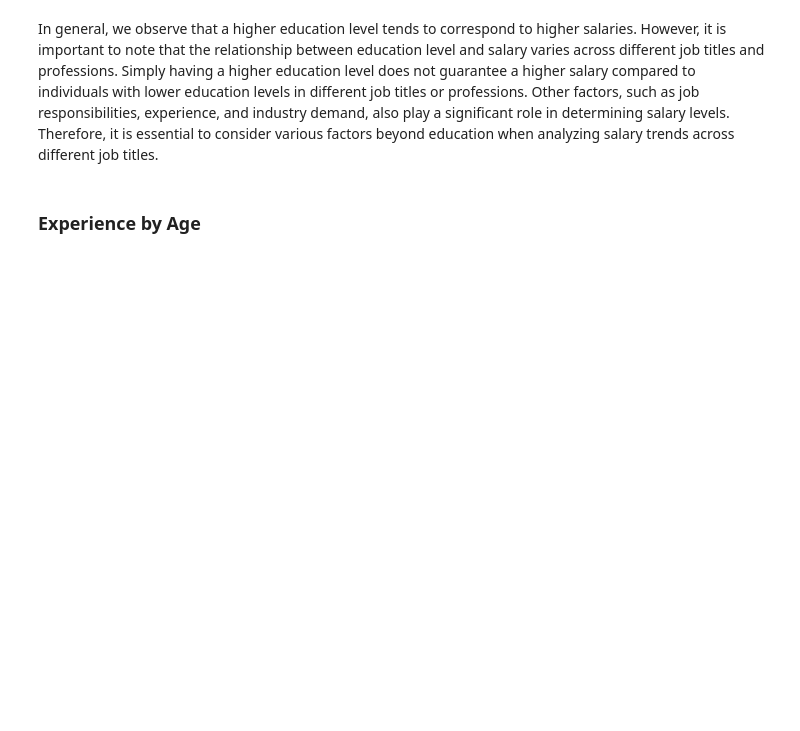
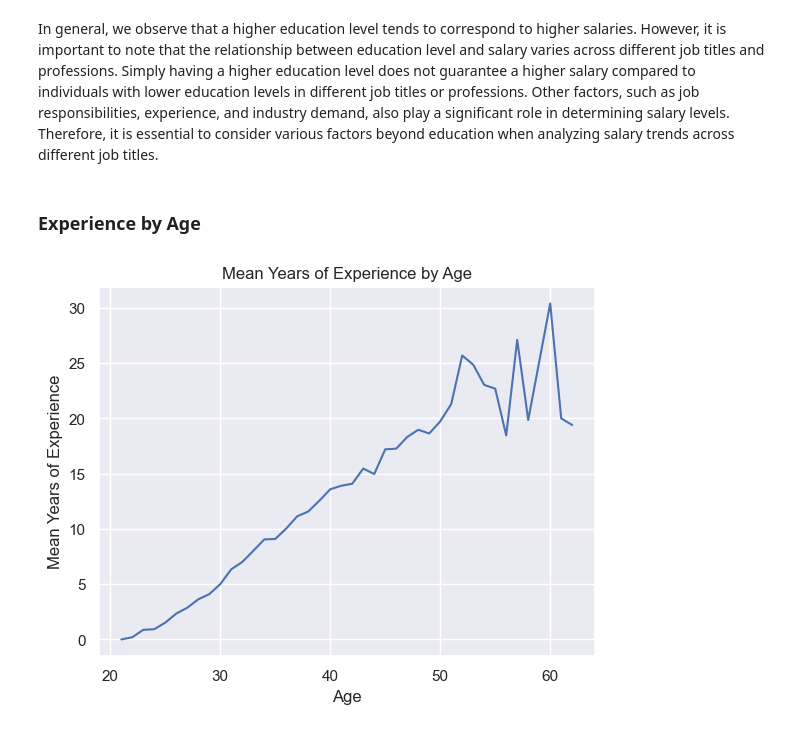
Before and after one commit to Jose5110/Data_Analysis, a Jupyter notebook: salary_data/salary_data_analysis.ipynb, the cells around one changed output. Cells and saved outputs as stored; diff of their text form; code cells hidden in the pictures; blank space fills up the shorter version.

```diff
--- a/salary_data/salary_data_analysis.ipynb
+++ b/salary_data/salary_data_analysis.ipynb
@@ -463,7 +462,14 @@ In general, we observe that a higher education level tends to correspond to high
 # %% [markdown]
 ### Experience by Age
 # %%
-mean_experience_by_age = df.groupby('Age')['Years of Experience'].mean().round(2).reset_index()
-fig = px.line(mean_experience_by_age, x='Age', y='Years of Experience', title='Mean Year of Experience by Age')
-fig.update_layout(xaxis_title='Age', yaxis_title='Mean Year of Experience')
-fig.show()
+mean_experience_by_age = df.groupby('Age')['Years of Experience'].mean()
+fig, ax = plt.subplots()
+ax.plot(mean_experience_by_age.index, mean_experience_by_age.values)
+
+ax.set_xlabel('Age')
+ax.set_ylabel('Mean Years of Experience')
+ax.set_title('Mean Years of Experience by Age')
+
+plt.show()
+# %% [output]
+[figure, added]
```
Also changed, not shown: parts of 7 cells of this notebook.
